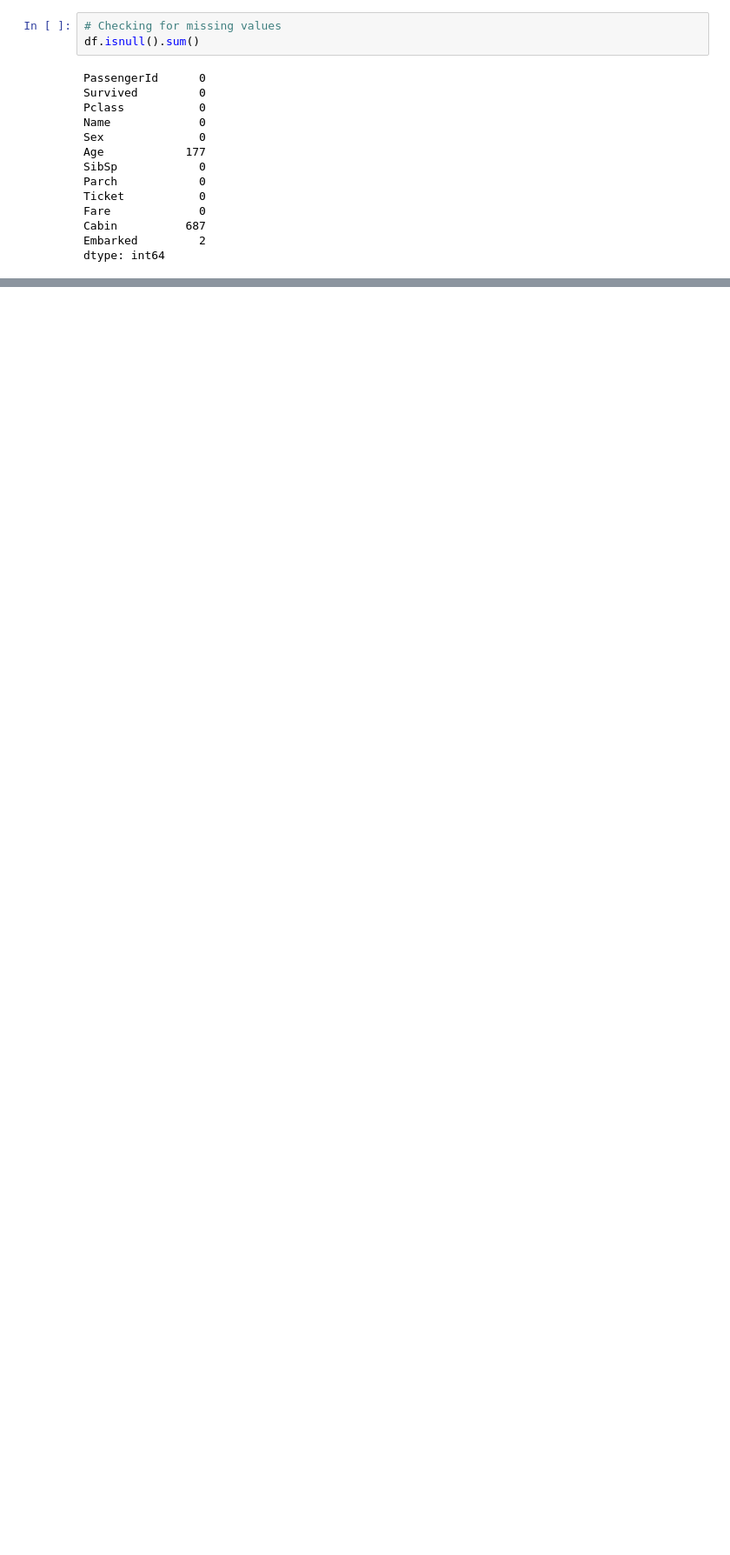
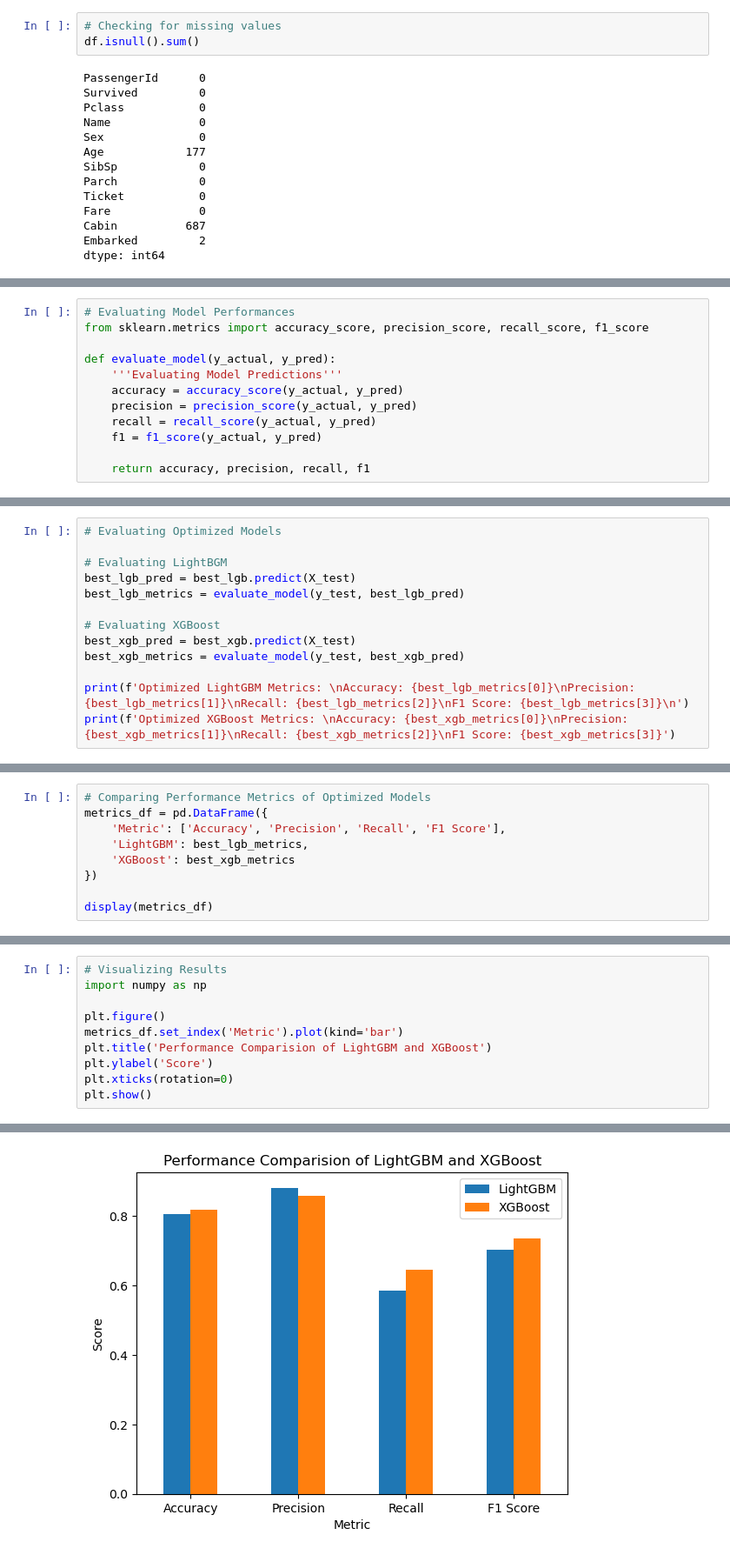
Before and after one commit to Priyanshu501/Assignments, a Jupyter notebook: XGBM & LGBM/LGBM&XGBM.ipynb, the cells around one changed output, grey strips where cells are left out. Shown at 87% size. Cells and saved outputs as stored; diff of their text form; blank space fills up the shorter version.

```diff
--- a/XGBM & LGBM/LGBM&XGBM.ipynb
+++ b/XGBM & LGBM/LGBM&XGBM.ipynb
@@ -170,0 +244,12 @@ df
+# %%
+# Evaluating Model Performances
+from sklearn.metrics import accuracy_score, precision_score, recall_score, f1_score
+
+def evaluate_model(y_actual, y_pred):
+    '''Evaluating Model Predictions'''
+    accuracy = accuracy_score(y_actual, y_pred)
+    precision = precision_score(y_actual, y_pred)
+    recall = recall_score(y_actual, y_pred)
+    f1 = f1_score(y_actual, y_pred)
+
+    return accuracy, precision, recall, f1
@@ -170,0 +327,13 @@ df
+# %%
+# Evaluating Optimized Models
+
+# Evaluating LightBGM
+best_lgb_pred = best_lgb.predict(X_test)
+best_lgb_metrics = evaluate_model(y_test, best_lgb_pred)
+
+# Evaluating XGBoost
+best_xgb_pred = best_xgb.predict(X_test)
+best_xgb_metrics = evaluate_model(y_test, best_xgb_pred)
+
+print(f'Optimized LightGBM Metrics: \nAccuracy: {best_lgb_metrics[0]}\nPrecision: {best_lgb_metrics[1]}\nRecall: {best_lgb_metrics[2]}\nF1 Score: {best_lgb_metrics[3]}\n')
+print(f'Optimized XGBoost Metrics: \nAccuracy: {best_xgb_metrics[0]}\nPrecision: {best_xgb_metrics[1]}\nRecall: {best_xgb_metrics[2]}\nF1 Score: {best_xgb_metrics[3]}')
@@ -170,0 +352,9 @@ df
+# %%
+# Comparing Performance Metrics of Optimized Models
+metrics_df = pd.DataFrame({
+    'Metric': ['Accuracy', 'Precision', 'Recall', 'F1 Score'],
+    'LightGBM': best_lgb_metrics,
+    'XGBoost': best_xgb_metrics
+})
+
+display(metrics_df)
@@ -170,0 +369,11 @@ df
+# %%
+# Visualizing Results
+import numpy as np
+
+plt.figure()
+metrics_df.set_index('Metric').plot(kind='bar')
+plt.title('Performance Comparision of LightGBM and XGBoost')
+plt.ylabel('Score')
+plt.xticks(rotation=0)
+plt.show()
+# %% [output]
@@ -170,0 +381 @@ df
+[figure, added]
```
Also changed, not shown: parts of 42 cells of this notebook.
